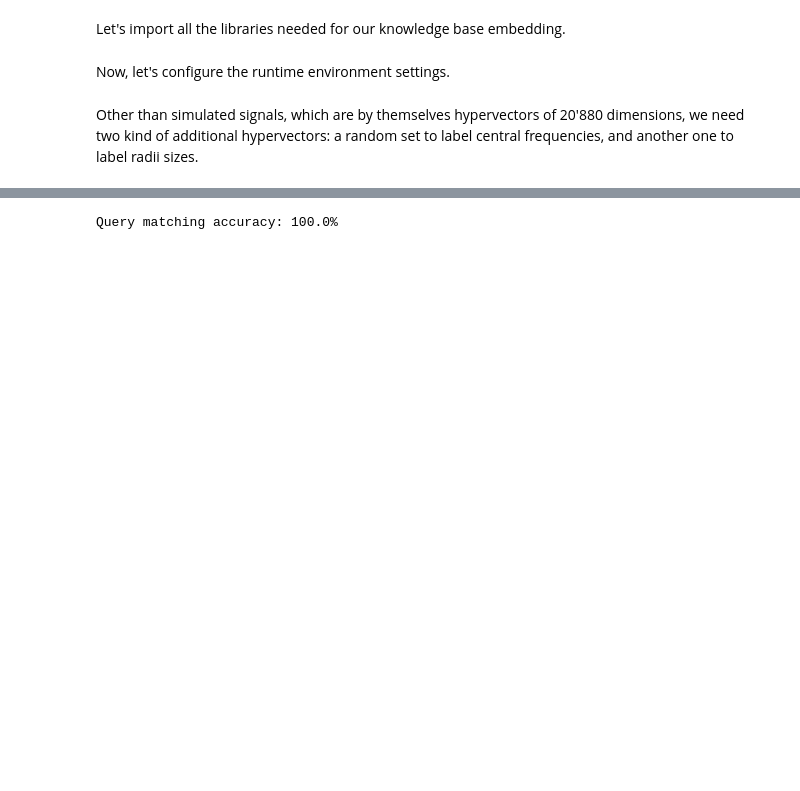
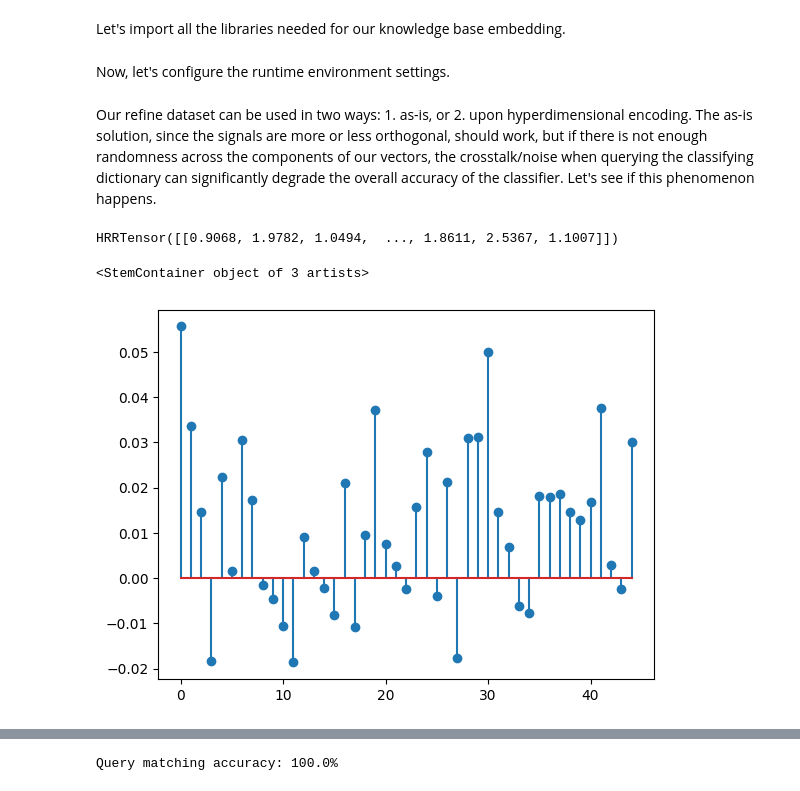
Before and after one commit to danielecampli-unitrento/hdsc, a Jupyter notebook: nbsrc/kbe.ipynb, the cells around one changed output, grey strips where cells are left out. Cells and saved outputs as stored; diff of their text form; code cells hidden in the pictures; blank space fills up the shorter version.

```diff
--- a/nbsrc/kbe.ipynb
+++ b/nbsrc/kbe.ipynb
@@ -29,4 +27,25 @@ warnings.filterwarnings("ignore", category=NotOpenSSLWarning)
 # Load dataset
 dataset = xr.load_dataarray(os.path.join(input_folder, "nrm.orx.dataset.nc"))
 # %% [markdown]
-Other than simulated signals, which are by themselves hypervectors of 20'880 dimensions, we need two kind of additional hypervectors: a random set to label central frequencies, and another one to label radii sizes.
+Our refine dataset can be used in two ways: 1. as-is, or 2. upon hyperdimensional encoding. The as-is solution, since the signals are more or less orthogonal, should work, but if there is not enough randomness across the components of our vectors, the crosstalk/noise when querying the classifying dictionary can significantly degrade the overall accuracy of the classifier. Let's see if this phenomenon happens.
+# %%
+testset_1mhz = torchhd.HRRTensor(dataset.sel(frequency=1).values)
+radius_embeddings = torchhd.HRRTensor(torch.randn(45, dataset.time.size))
+
+# Check if the shape of our hypervectors are the same
+# print(testset_1mhz.shape, radius_embeddings.shape)
+
+kbe = torchhd.hash_table(testset_1mhz, radius_embeddings)
+
+# Let's assume we want to retrieve the radius size for the first signal in our testset@1MHz
+query = torchhd.inverse(testset_1mhz[0])
+result = torchhd.bind(kbe, query)
+
+# Now let's perform a memory cleanup: the result vector should be the closest to our simulated signal at frequency=1MHz
+print(torchhd.cleanup(result, radius_embeddings))
+
+torchhd.utils.plot_similarity(result, radius_embeddings)
+# %% [output]
+HRRTensor([[0.9068, 1.9782, 1.0494,  ..., 1.8611, 2.5367, 1.1007]])
+<StemContainer object of 3 artists>
+[figure, added]
```
Also changed, not shown: parts of 20 cells of this notebook, 2 other files.
